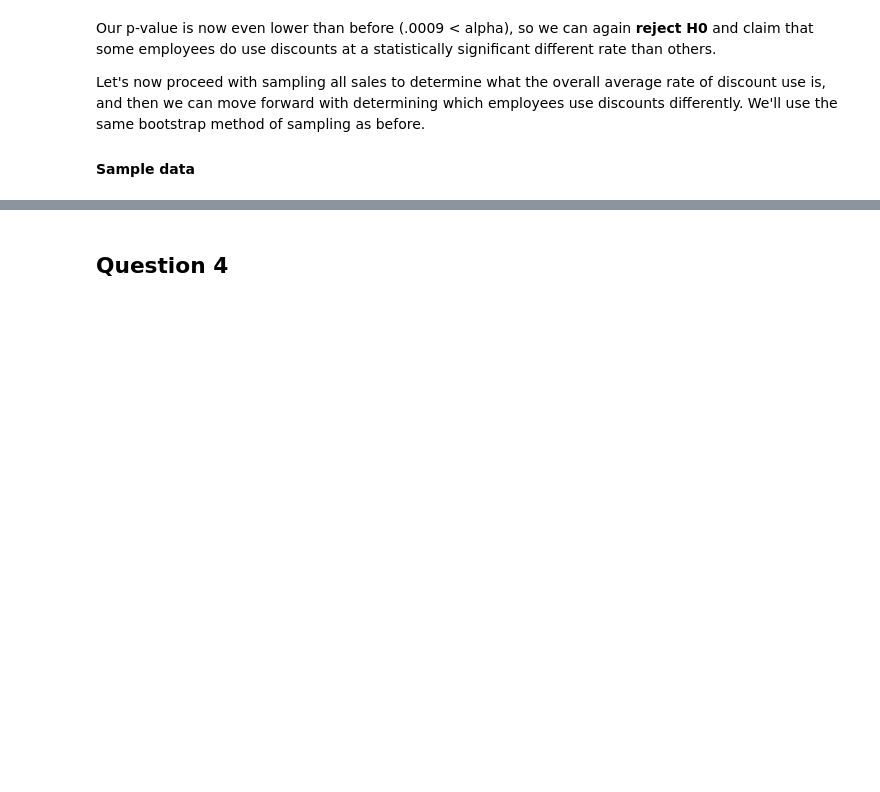
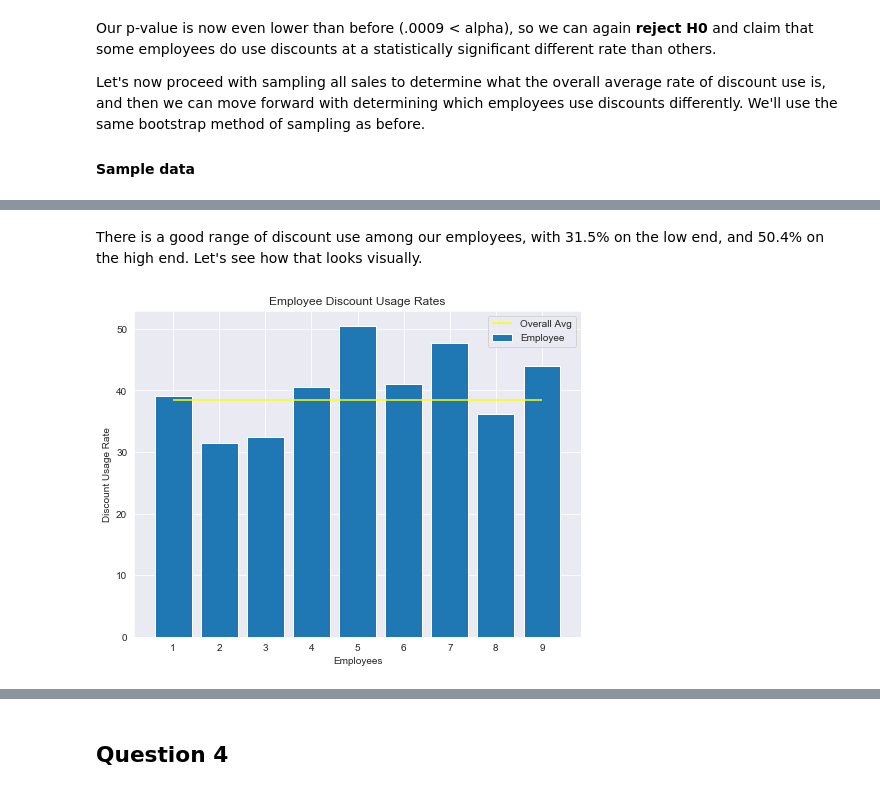
Before and after one commit to rab175/dsc-mod-3-project-online-ds-pt-071519, a Jupyter notebook: Mod3_Project.ipynb, the cells around one changed output, grey strips where cells are left out. Cells and saved outputs as stored; diff of their text form; code cells hidden in the pictures; blank space fills up the shorter version.

```diff
--- a/Mod3_Project.ipynb
+++ b/Mod3_Project.ipynb
@@ -852,6 +864,10 @@ xu, std
 # %%
+# create a list of employees 1-9
 employees = list(range(1,10))
+
+# create a dictionary with each employee as key, and a sample of thier discount
+# use as a variable
 discount_usage = {}
 for e in employees:
-    discount_usage[e] = round(df2[df2['EmployeeId'] == e]['y_discount'].mean(), 3)
+    discount_usage[e] = round(df2[df2['EmployeeId'] == e]['y_discount'].mean()*100, 2)
     print(f'Employee {e} uses a discount {discount_usage[e]}% of the time.')
@@ -858,9 +884,14 @@ for e in employees:
+# %% [markdown]
+There is a good range of discount use among our employees, with 31.5% on the low end, and 50.4% on the high end. Let's see how that looks visually.
 # %%
+# plot average employee discount use rates and compare with the overall average
 plt.figure(figsize=(8,6))
 plt.bar(x=employees, height=discount_usage.values(), label='Employee')
-plt.hlines(y=xu, xmin=1, xmax=9, label='Overall Avg', colors='yellow')
+plt.hlines(y=xu*100, xmin=1, xmax=9, label='Overall Avg', colors='yellow')
 plt.xticks(ticks=employees)
 plt.xlabel('Employees')
 plt.ylabel('Discount Usage Rate')
 plt.title('Employee Discount Usage Rates')
 plt.legend();
+# %% [output]
+[figure, added]
```
Also changed, not shown: parts of 78 cells of this notebook.
